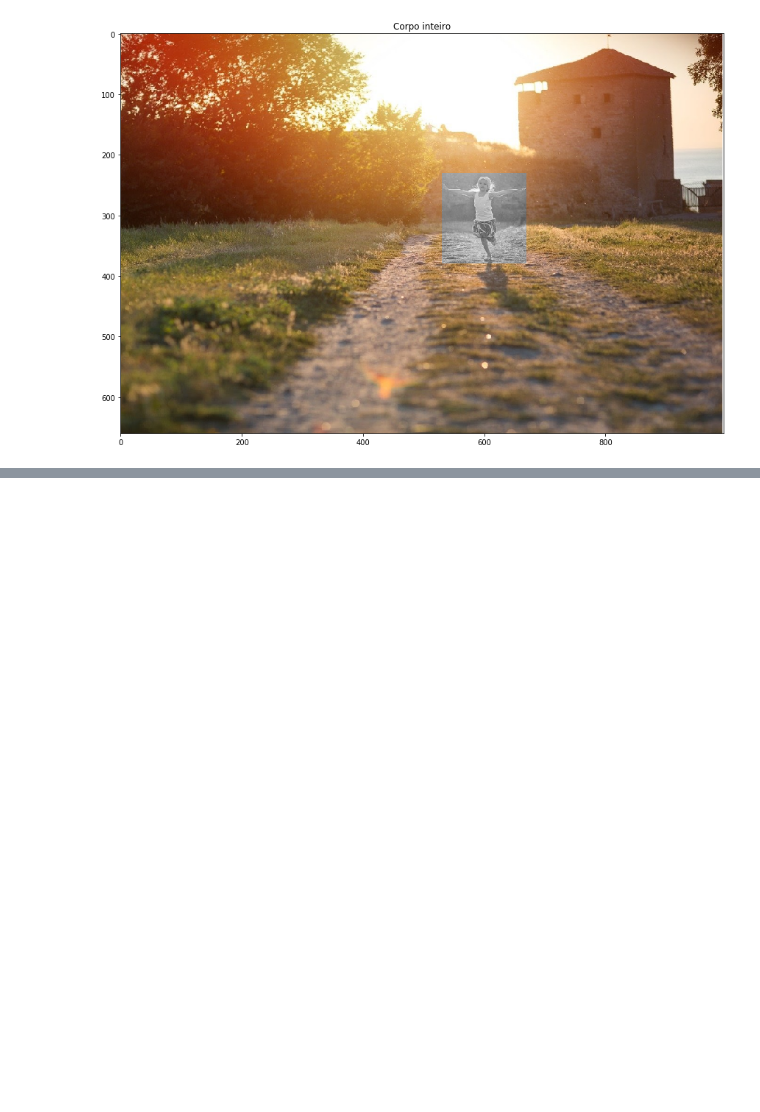
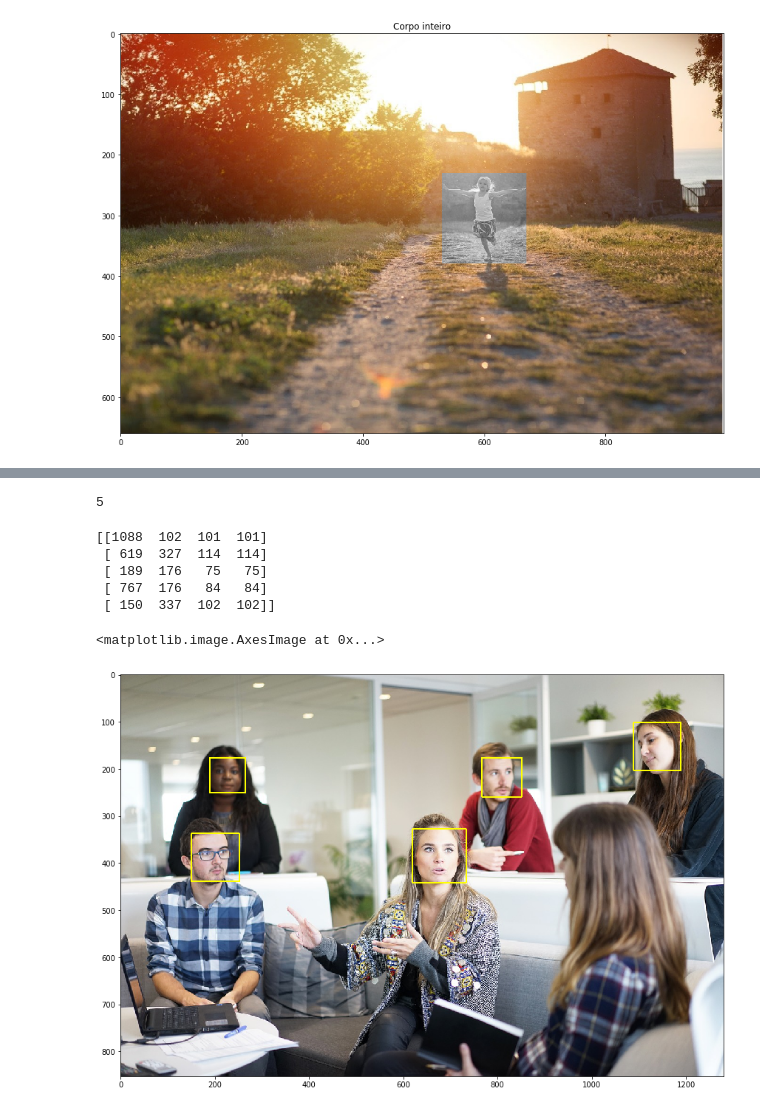
Before and after one commit to bruno-negreiros/alura-classificacao-de-faces, a Jupyter notebook: Análise e Classificação de Faces - Visão Computacional com OpenCV.ipynb, the cells around one changed output, grey strips where cells are left out. Drawn from its saved outputs; the diff is of its cells as text; code cells hidden in the pictures; blank space fills up the shorter version.

```diff
--- a/Análise e Classificação de Faces - Visão Computacional com OpenCV.ipynb
+++ b/Análise e Classificação de Faces - Visão Computacional com OpenCV.ipynb
@@ -102,0 +108,3 @@ plt.imshow(image)
+# %%
+image = cv2.imread("imagens/px-people.jpg")
+image = cv2.cvtColor(image, cv2.COLOR_BGR2RGB)
@@ -102,0 +122,14 @@ plt.imshow(image)
+# %%
+len(faces)
+# %% [output]
+5
+# %%
+print(faces)
+# %% [output]
+[[1088  102  101  101]
+ [ 619  327  114  114]
+ [ 189  176   75   75]
+ [ 767  176   84   84]
+ [ 150  337  102  102]]
+# %%
+image_copy = image.copy()
@@ -102,0 +139,6 @@ plt.imshow(image)
+# %%
+plt.figure(figsize=(20, 10))
+plt.imshow(image_copy)
+# %% [output]
+<matplotlib.image.AxesImage at 0x...>
+[figure, added]
```
Also changed, not shown: parts of 8 cells of this notebook, 6 other files.
